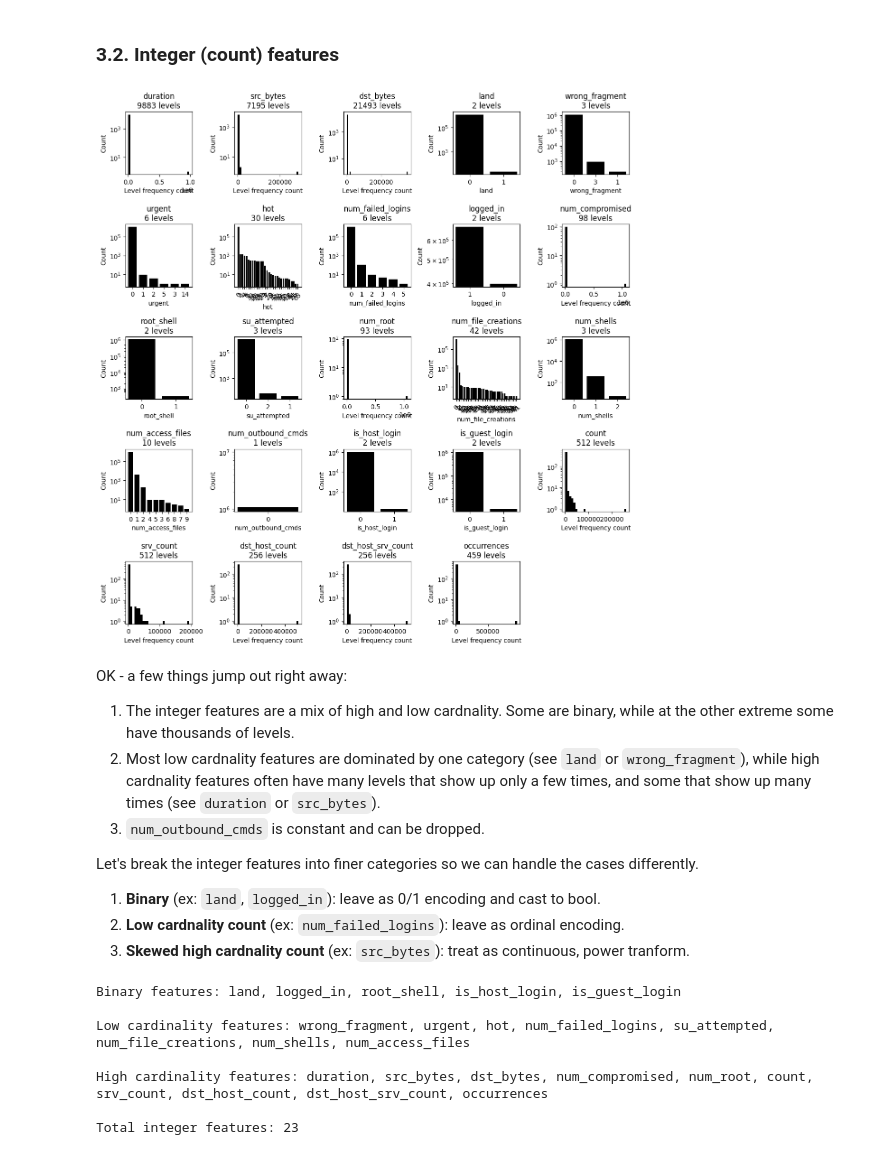
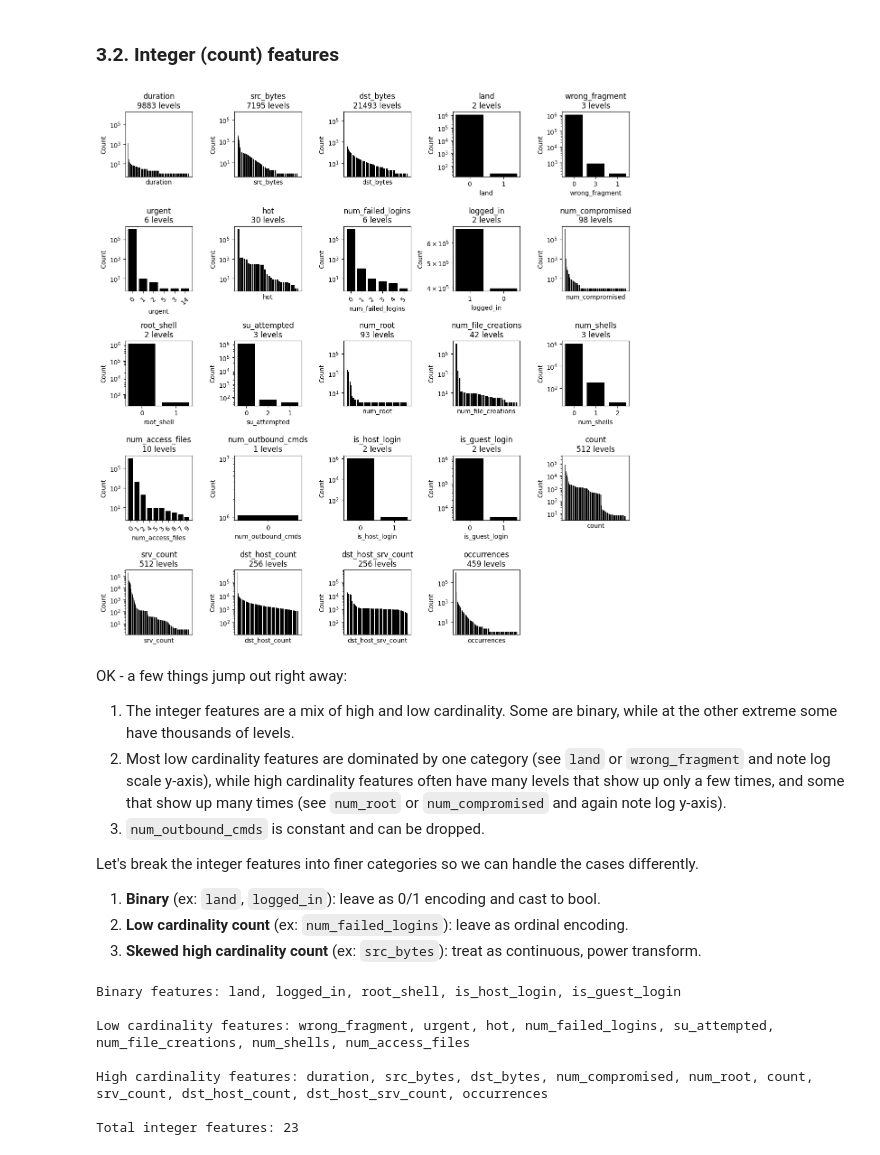
Before and after one commit to gperdrizet/fullstack-2605, a Jupyter notebook: unit-3/lesson-22/lesson-22-intrusion-detection.ipynb, the cells around one changed output. Saved outputs shown, nothing was run; the diff lists cells and outputs as text; code cells hidden in the pictures.

Commit message:
Worked on feature encoding/engineering

```diff
--- a/unit-3/lesson-22/lesson-22-intrusion-detection.ipynb
+++ b/unit-3/lesson-22/lesson-22-intrusion-detection.ipynb
@@ -284,70 +285,66 @@ plt.tight_layout()
 # %% [markdown]
 Thinking we should use try one-hot here - we are going to end up with > 80 features, but we can just SVD them later if needed. This approach preserves the information content better than hashing and does not impose arbitrary order like ordinal encoding.
 # %%
-from sklearn.preprocessing import OneHotEncoder
-
 encoder = OneHotEncoder(sparse_output=False, handle_unknown='ignore')
 encoded_features = encoder.fit_transform(kdd_df[string_features])
 
+encoded_feature_names = encoder.get_feature_names_out()
+
 encoded_df = pd.DataFrame(
     encoded_features,
-    columns=encoder.get_feature_names_out()
+    columns=encoded_feature_names
 )
 
 kdd_df = pd.concat([kdd_df.reset_index(drop=True), encoded_df.reset_index(drop=True)], axis=1)
 kdd_df.drop(string_features, axis=1, inplace=True)
+kdd_df[encoded_feature_names] = kdd_df[encoded_feature_names].astype('int')
 # %% [markdown]
 ### 3.2. Integer (count) features
 # %%
 fig, axes = plt.subplots(
     math.ceil(len(int_features) / 5),
     5,
     figsize=(12, math.ceil(len(int_features) / 5) * 2.5)
 )
 
 axes = axes.flatten()
 
 for i, feature in enumerate(int_features):
 
     counts = kdd_df[feature].value_counts()
+    axes[i].set_title(f'{feature}\n{len(counts)} levels')
+    axes[i].bar(counts.index.astype(str), counts.values, color='black')
+    axes[i].set_xlabel(feature)
+    axes[i].set_ylabel('Count')
 
-    axes[i].set_title(f'{feature}\n{len(counts)} levels')
+    if len(counts) > 3:
+        axes[i].tick_params(axis='x', rotation=45)
 
-    if len(counts) > 50:
-        bins = max(30, len(counts) // 500)
-        axes[i].hist(counts.values, bins=bins, color='black')
-        axes[i].set_xlabel('Level frequency count')
-        axes[i].set_ylabel('Count')
-
-    else:
-        axes[i].bar(counts.index.astype(str), counts.values, color='black')
-        axes[i].set_xlabel(feature)
-        axes[i].set_ylabel('Count')
-
-        if len(counts) > 10:
-            axes[i].tick_params(axis='x', rotation=45)
+    # Turn off x-ticks for features with too many levels to avoid clutter
+    if len(counts) > 10:
+        axes[i].set_xticks([])
 
     axes[i].set_yscale('log')
 
 while i < len(axes) - 1:
     axes[i + 1].set_visible(False)
     i += 1
 
 plt.tight_layout()
 # %% [output]
-[figure, old version]
+[figure, new version]
 # %% [markdown]
 OK - a few things jump out right away:
 
-1. The integer features are a mix of high and low cardnality. Some are binary, while at the other extreme some have thousands of levels.
-2. Most low cardnality features are dominated by one category (see `land` or `wrong_fragment`), while high cardnality features often have many levels that show up only a few times, and some that show up many times (see `duration` or `src_bytes`).
+1. The integer features are a mix of high and low cardinality. Some are binary, while at the other extreme some have thousands of levels.
+2. Most low cardinality features are dominated by one category (see `land` or `wrong_fragment` and note log scale y-axis), while high cardinality features often have many levels that show up only a few times, and some that show up many times (see `num_root` or `num_compromised` and again note log y-axis).
 3. `num_outbound_cmds` is constant and can be dropped.
 
 Let's break the integer features into finer categories so we can handle the cases differently.
 
 1. **Binary** (ex: `land`, `logged_in`): leave as 0/1 encoding and cast to bool.
-2. **Low cardnality count** (ex: `num_failed_logins`): leave as ordinal encoding.
-3. **Skewed high cardnality count** (ex: `src_bytes`): treat as continuous, power tranform.
+2. **Low cardinality count** (ex: `num_failed_logins`): leave as ordinal encoding.
+3. **Skewed high cardinality count** (ex: `src_bytes`): treat as continuous, power transform.
 # %%
 # Drop constant feature
 kdd_df.drop('num_outbound_cmds', axis=1, inplace=True)
```
Also changed, not shown: parts of 27 cells of this notebook.
